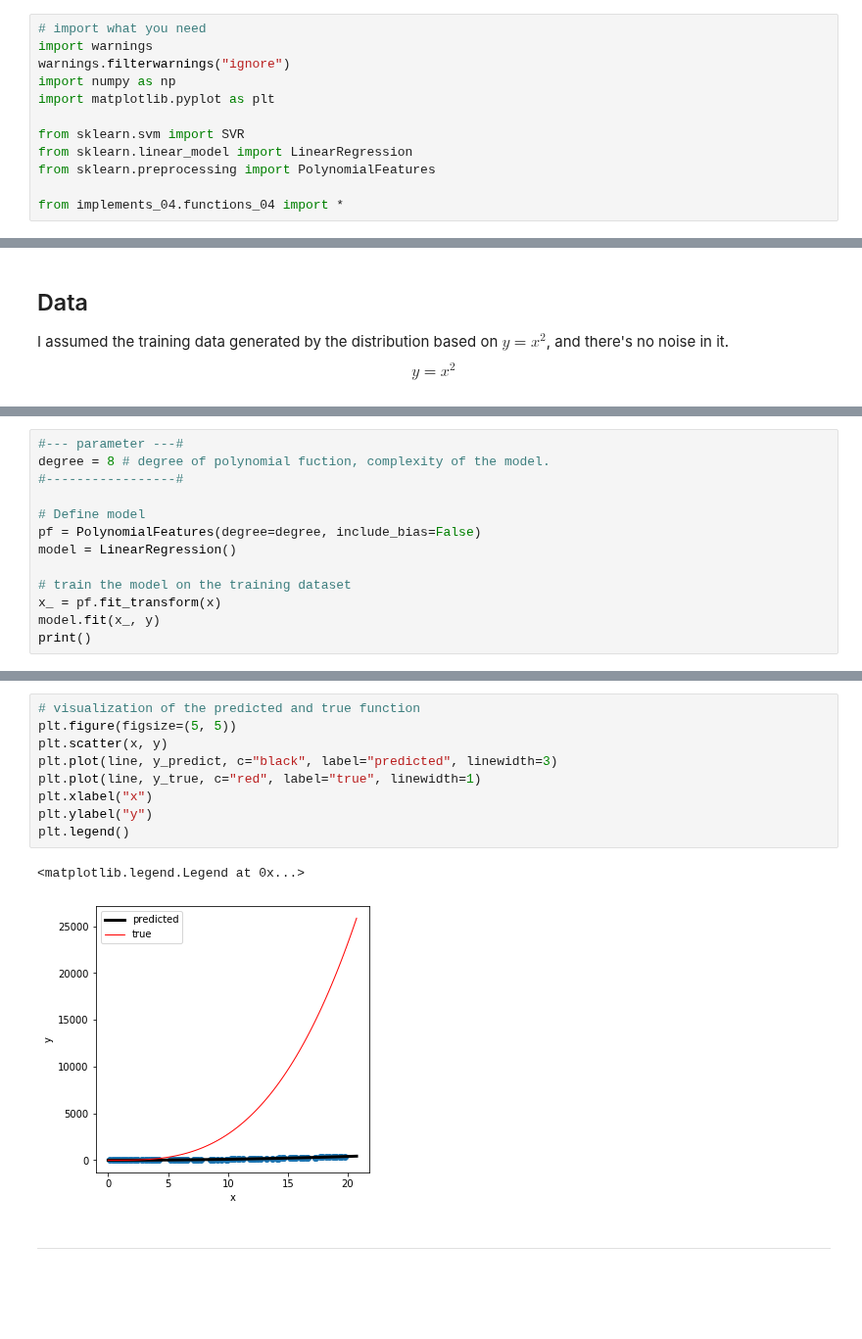
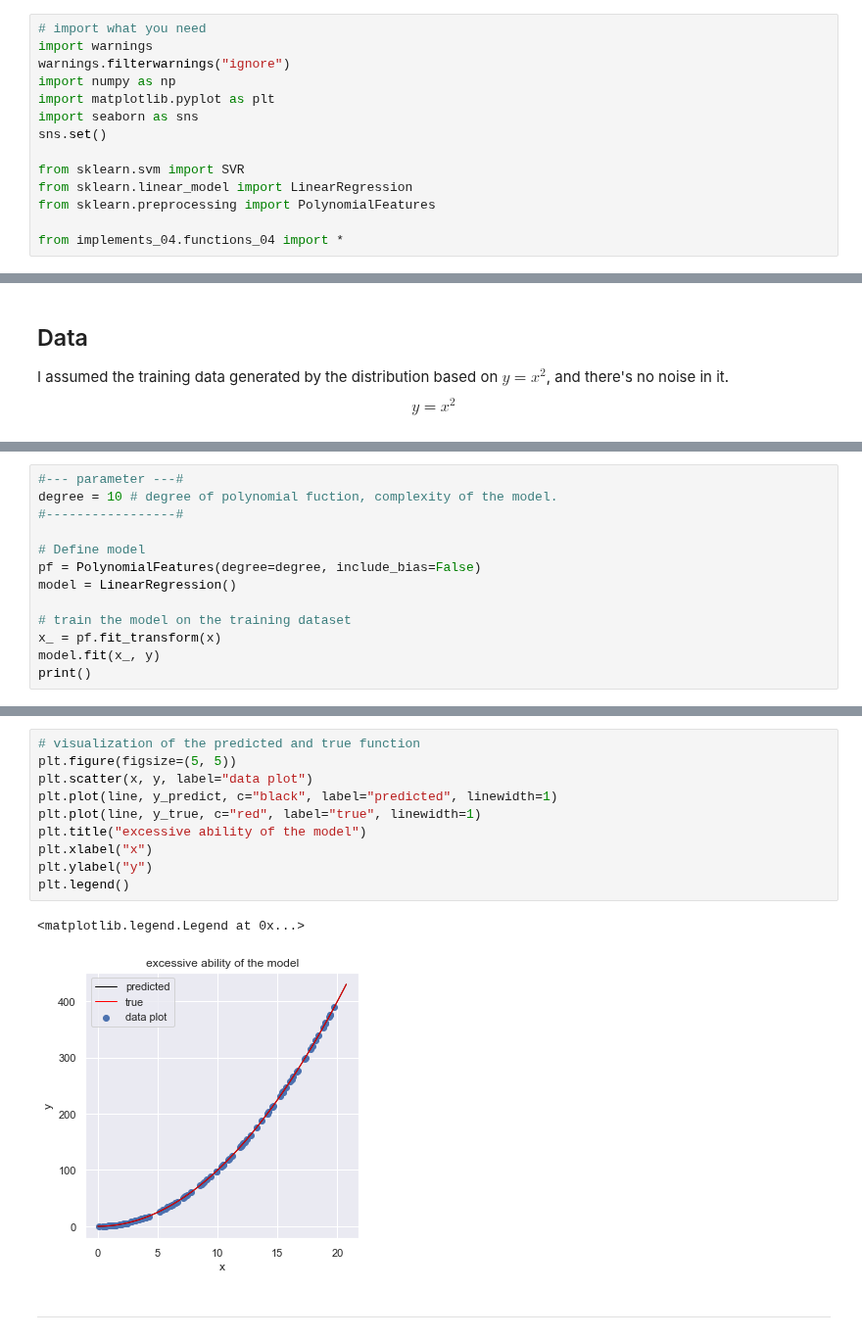
Before and after one commit to shinshoji01/gonken-lesson, a Jupyter notebook: 2020/04_Overfittng_and_Underfittng.ipynb, the cells around one changed output, grey strips where cells are left out. Shown at 98% size. Cells and saved outputs as stored; diff of their text form; blank space fills up the shorter version.

```diff
--- a/2020/04_Overfittng_and_Underfittng.ipynb
+++ b/2020/04_Overfittng_and_Underfittng.ipynb
@@ -12,6 +12,8 @@ import warnings
 warnings.filterwarnings("ignore")
 import numpy as np
 import matplotlib.pyplot as plt
+import seaborn as sns
+sns.set()
 
 from sklearn.svm import SVR
 from sklearn.linear_model import LinearRegression
@@ -90,7 +92,7 @@ $$
 Where $n$ is degree and indicates the complexity(ability) of the model.
 # %%
 #--- parameter ---#
-degree = 8 # degree of polynomial fuction, complexity of the model.
+degree = 10 # degree of polynomial fuction, complexity of the model.
 #-----------------#
 
 # Define model
@@ -140,15 +144,16 @@ coefficient 8 = 0.0
 # %%
 # visualization of the predicted and true function
 plt.figure(figsize=(5, 5))
-plt.scatter(x, y)
-plt.plot(line, y_predict, c="black", label="predicted", linewidth=3)
+plt.scatter(x, y, label="data plot")
+plt.plot(line, y_predict, c="black", label="predicted", linewidth=1)
 plt.plot(line, y_true, c="red", label="true", linewidth=1)
+plt.title("excessive ability of the model")
 plt.xlabel("x")
 plt.ylabel("y")
 plt.legend()
 # %% [output]
 <matplotlib.legend.Legend at 0x...>
-[figure, old version]
+[figure, new version]
 # %% [markdown]
 ---
 # %% [markdown]
```
Also changed, not shown: parts of 27 cells of this notebook, 4 other files.
